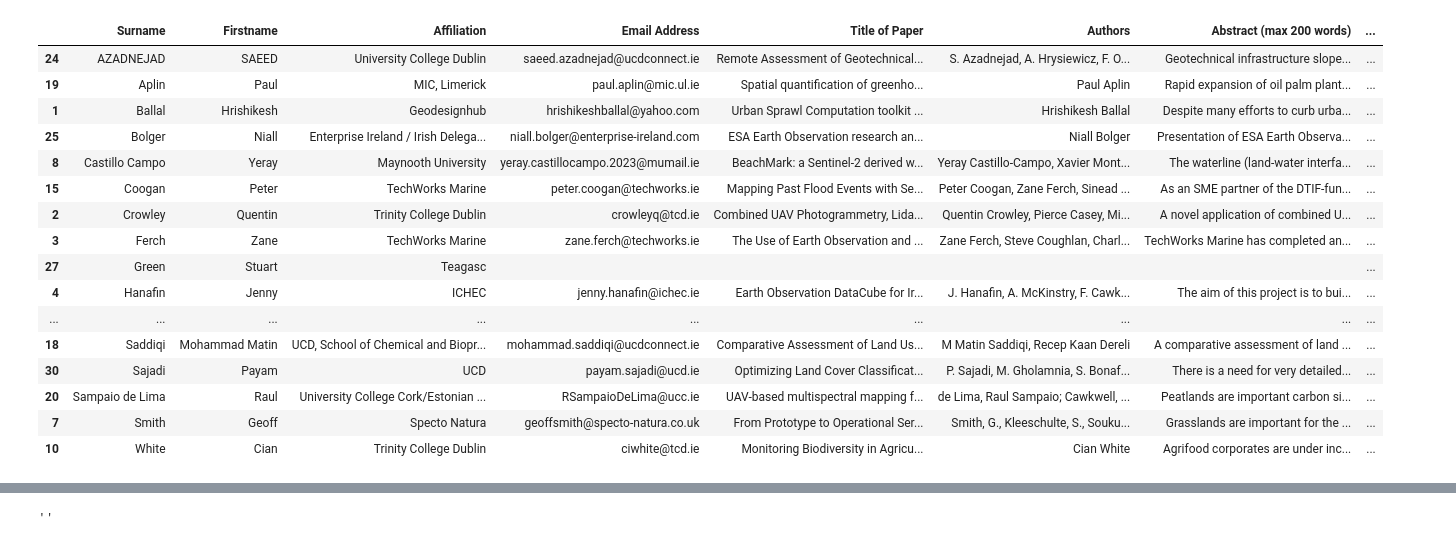
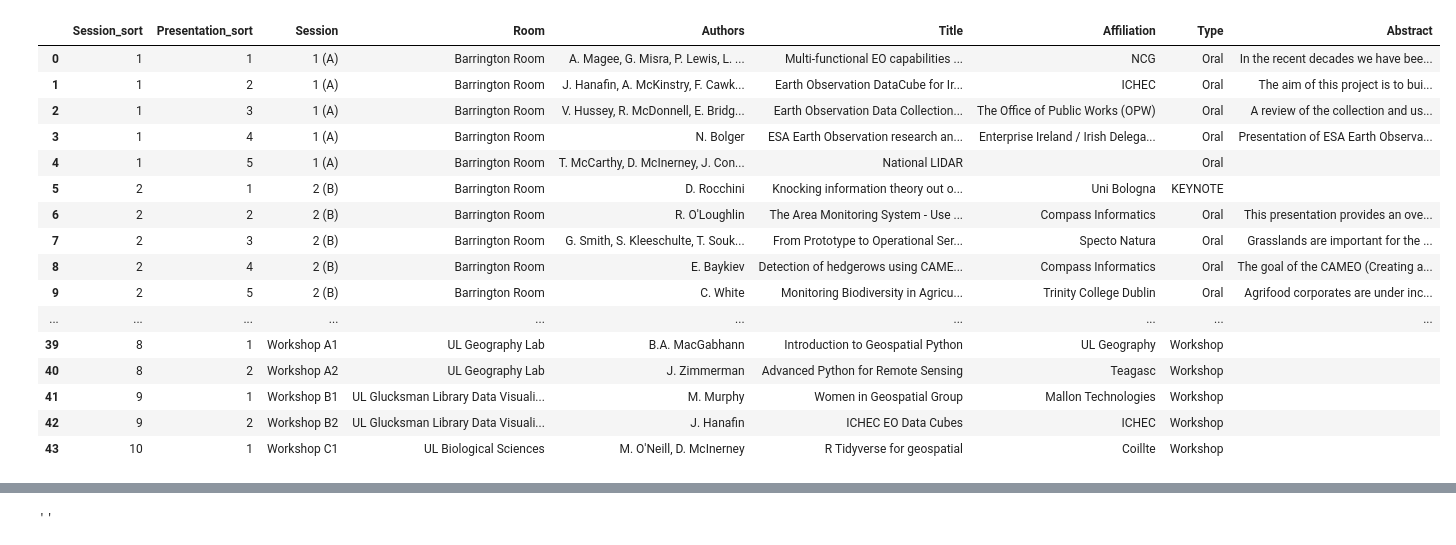
Before and after one commit to bamacgabhann/IEOS_Abstracts, a Jupyter notebook: ieos_abstracts.ipynb, the cells around one changed output, grey strips where cells are left out. Cells and saved outputs as stored; diff of their text form; code cells hidden in the pictures.

```diff
--- a/ieos_abstracts.ipynb
+++ b/ieos_abstracts.ipynb
@@ -6,48 +6,27 @@ import pandas as pd
 import datetime as dt
 from fpdf import FPDF
 # %%
-oral = (
-    pd.read_csv("IEOS2023_oral.csv")
-    .drop(
-        [
-            "Timestamp",
-            "Presentation Preference",
-            "EMAILED_161123",
-            "Ken",
-            "Paul",
-            "Breandan",
-            "Daniel",
-            "BAM comments",
-            "Paul comments",
-            "What",
-            "How",
-            "Which",
-            "Why",
-        ],
-        axis=1,
-    )
-    .drop([9], axis=0)  # remove the duplicate Castillo
+ieos_abstracts = (
+    pd.read_csv("IEOS2023_presentations.csv")
     .fillna("", inplace=False)
-    .rename(columns={"Authors ": "Authors"})
-    .sort_values(by=["Surname"])
+    .sort_values(by=["Session_sort", "Presentation_sort"])
 )
-oral["Type"] = "Oral"
-oral
+ieos_abstracts
 # %% [output]
-|  | Surname | Firstname | Affiliation | Email Address | Title of Paper | Authors | Abstract (max 200 words) | ... |
-| 24 | AZADNEJAD | SAEED | University College Dublin | saeed.azadnejad@ucdconnect.ie | Remote Assessment of Geotechnical... | S. Azadnejad, A. Hrysiewicz, F. O... | Geotechnical infrastructure slope... | ... |
-| 19 | Aplin | Paul | MIC, Limerick | paul.aplin@mic.ul.ie | Spatial quantification of greenho... | Paul Aplin | Rapid expansion of oil palm plant... | ... |
-| 1 | Ballal | Hrishikesh | Geodesignhub | hrishikeshballal@yahoo.com | Urban Sprawl Computation toolkit ... | Hrishikesh Ballal | Despite many efforts to curb urba... | ... |
-| 25 | Bolger | Niall | Enterprise Ireland / Irish Delega... | niall.bolger@enterprise-ireland.com | ESA Earth Observation research an... | Niall Bolger | Presentation of ESA Earth Observa... | ... |
-| 8 | Castillo Campo | Yeray | Maynooth University | yeray.castillocampo.2023@mumail.ie | BeachMark: a Sentinel-2 derived w... | Yeray Castillo-Campo, Xavier Mont... | The waterline (land-water interfa... | ... |
-| 15 | Coogan | Peter | TechWorks Marine | peter.coogan@techworks.ie | Mapping Past Flood Events with Se... | Peter Coogan, Zane Ferch, Sinead ... | As an SME partner of the DTIF-fun... | ... |
-| 2 | Crowley | Quentin | Trinity College Dublin | crowleyq@tcd.ie | Combined UAV Photogrammetry, Lida... | Quentin Crowley, Pierce Casey, Mi... | A novel application of combined U... | ... |
-| 3 | Ferch | Zane | TechWorks Marine | zane.ferch@techworks.ie | The Use of Earth Observation and ... | Zane Ferch, Steve Coughlan, Charl... | TechWorks Marine has completed an... | ... |
-| 27 | Green | Stuart | Teagasc |  |  |  |  | ... |
-| 4 | Hanafin | Jenny | ICHEC | jenny.hanafin@ichec.ie | Earth Observation DataCube for Ir... | J. Hanafin, A. McKinstry, F. Cawk... | The aim of this project is to bui... | ... |
-| ... | ... | ... | ... | ... | ... | ... | ... | ... |
-| 18 | Saddiqi | Mohammad Matin | UCD, School of Chemical and Biopr... | mohammad.saddiqi@ucdconnect.ie | Comparative Assessment of Land Us... | M Matin Saddiqi, Recep Kaan Dereli | A comparative assessment of land ... | ... |
-| 30 | Sajadi | Payam | UCD | payam.sajadi@ucd.ie | Optimizing Land Cover Classificat... | P. Sajadi, M. Gholamnia, S. Bonaf... | There is a need for very detailed... | ... |
-| 20 | Sampaio de Lima | Raul | University College Cork/Estonian ... | RSampaioDeLima@ucc.ie | UAV-based multispectral mapping f... | de Lima, Raul Sampaio; Cawkwell, ... | Peatlands are important carbon si... | ... |
-| 7 | Smith | Geoff | Specto Natura | geoffsmith@specto-natura.co.uk | From Prototype to Operational Ser... | Smith, G., Kleeschulte, S., Souku... | Grasslands are important for the ... | ... |
-| 10 | White | Cian | Trinity College Dublin | ciwhite@tcd.ie | Monitoring Biodiversity in Agricu... | Cian White | Agrifood corporates are under inc... | ... |
+|  | Session_sort | Presentation_sort | Session | Room | Authors | Title | Affiliation | Type | Abstract |
+| 0 | 1 | 1 | 1 (A) | Barrington Room | A. Magee, G. Misra, P. Lewis, L. ... | Multi-functional EO capabilities ... | NCG | Oral | In the recent decades we have bee... |
+| 1 | 1 | 2 | 1 (A) | Barrington Room | J. Hanafin, A. McKinstry, F. Cawk... | Earth Observation DataCube for Ir... | ICHEC | Oral | The aim of this project is to bui... |
+| 2 | 1 | 3 | 1 (A) | Barrington Room | V. Hussey, R. McDonnell, E. Bridg... | Earth Observation Data Collection... | The Office of Public Works (OPW) | Oral | A review of the collection and us... |
+| 3 | 1 | 4 | 1 (A) | Barrington Room | N. Bolger | ESA Earth Observation research an... | Enterprise Ireland / Irish Delega... | Oral | Presentation of ESA Earth Observa... |
+| 4 | 1 | 5 | 1 (A) | Barrington Room | T. McCarthy, D. McInerney, J. Con... | National LIDAR |  | Oral |  |
+| 5 | 2 | 1 | 2 (B) | Barrington Room | D. Rocchini | Knocking information theory out o... | Uni Bologna | KEYNOTE |  |
+| 6 | 2 | 2 | 2 (B) | Barrington Room | R. O'Loughlin | The Area Monitoring System - Use ... | Compass Informatics | Oral | This presentation provides an ove... |
+| 7 | 2 | 3 | 2 (B) | Barrington Room | G. Smith, S. Kleeschulte, T. Souk... | From Prototype to Operational Ser... | Specto Natura | Oral | Grasslands are important for the ... |
+| 8 | 2 | 4 | 2 (B) | Barrington Room | E. Baykiev | Detection of hedgerows using CAME... | Compass Informatics | Oral | The goal of the CAMEO (Creating a... |
+| 9 | 2 | 5 | 2 (B) | Barrington Room | C. White | Monitoring Biodiversity in Agricu... | Trinity College Dublin | Oral | Agrifood corporates are under inc... |
+| ... | ... | ... | ... | ... | ... | ... | ... | ... | ... |
+| 39 | 8 | 1 | Workshop A1 | UL Geography Lab | B.A. MacGabhann | Introduction to Geospatial Python | UL Geography | Workshop |  |
+| 40 | 8 | 2 | Workshop A2 | UL Geography Lab | J. Zimmerman | Advanced Python for Remote Sensing | Teagasc | Workshop |  |
+| 41 | 9 | 1 | Workshop B1 | UL Glucksman Library Data Visuali... | M. Murphy | Women in Geospatial Group | Mallon Technologies | Workshop |  |
+| 42 | 9 | 2 | Workshop B2 | UL Glucksman Library Data Visuali... | J. Hanafin | ICHEC EO Data Cubes | ICHEC | Workshop |  |
+| 43 | 10 | 1 | Workshop C1 | UL Biological Sciences | M. O'Neill, D. McInerney | R Tidyverse for geospatial | Coillte | Workshop |  |
```
Also changed, not shown: parts of 3 cells of this notebook, 2 other files.
